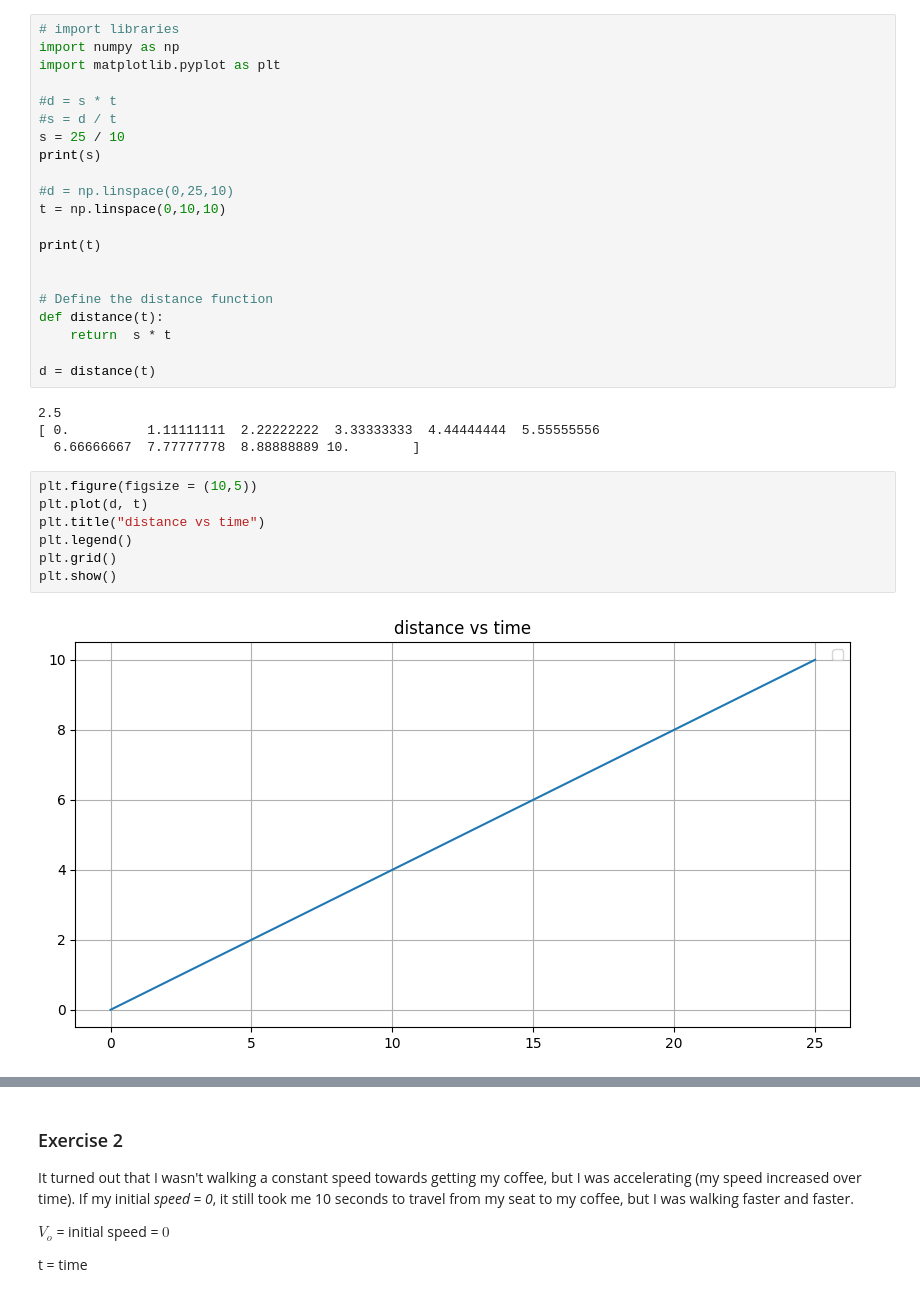
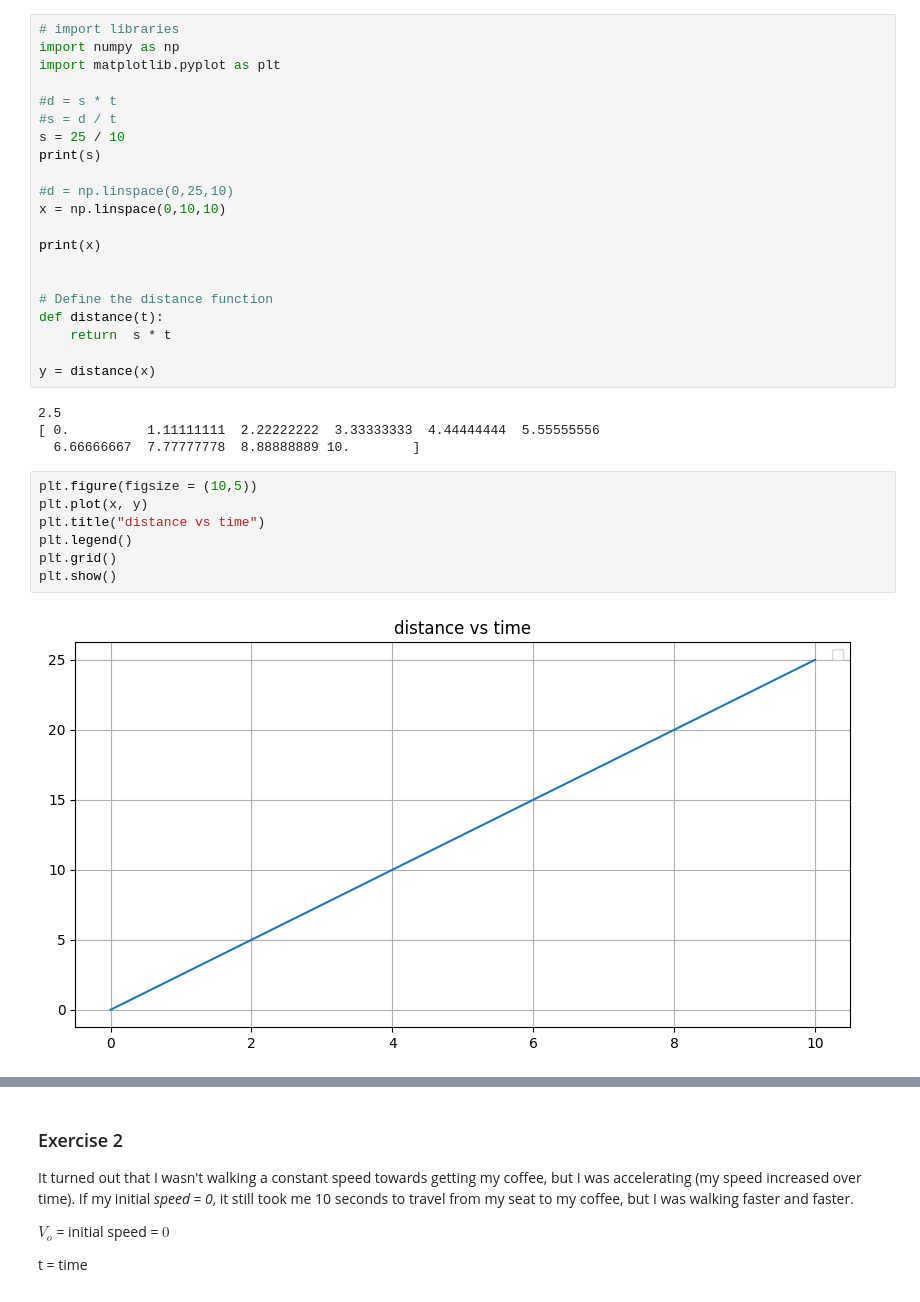
Before and after one commit to npebsjp/calculus-and-algebra-problems-with-python, a Jupyter notebook: notebook/problems.ipynb, the cells around one changed output, grey strips where cells are left out. Saved outputs shown, nothing was run; the diff lists cells and outputs as text.

```diff
--- a/notebook/problems.ipynb
+++ b/notebook/problems.ipynb
@@ -32,29 +32,29 @@ s = 25 / 10
 print(s)
 
 #d = np.linspace(0,25,10)
-t = np.linspace(0,10,10)
+x = np.linspace(0,10,10)
 
-print(t)
+print(x)
 
 
 # Define the distance function
 def distance(t):
     return  s * t
 
-d = distance(t)
+y = distance(x)
 # %% [output]
 2.5
 [ 0.          1.11111111  2.22222222  3.33333333  4.44444444  5.55555556
   6.66666667  7.77777778  8.88888889 10.        ]
 # %%
 plt.figure(figsize = (10,5))
-plt.plot(d, t)
+plt.plot(x, y)
 plt.title("distance vs time")
 plt.legend()
 plt.grid()
 plt.show()
 # %% [output]
-[figure, old version]
+[figure, new version]
 # %%
 import pandas as pf
 df = pf.DataFrame({
```
Also changed, not shown: parts of 2 cells of this notebook.
